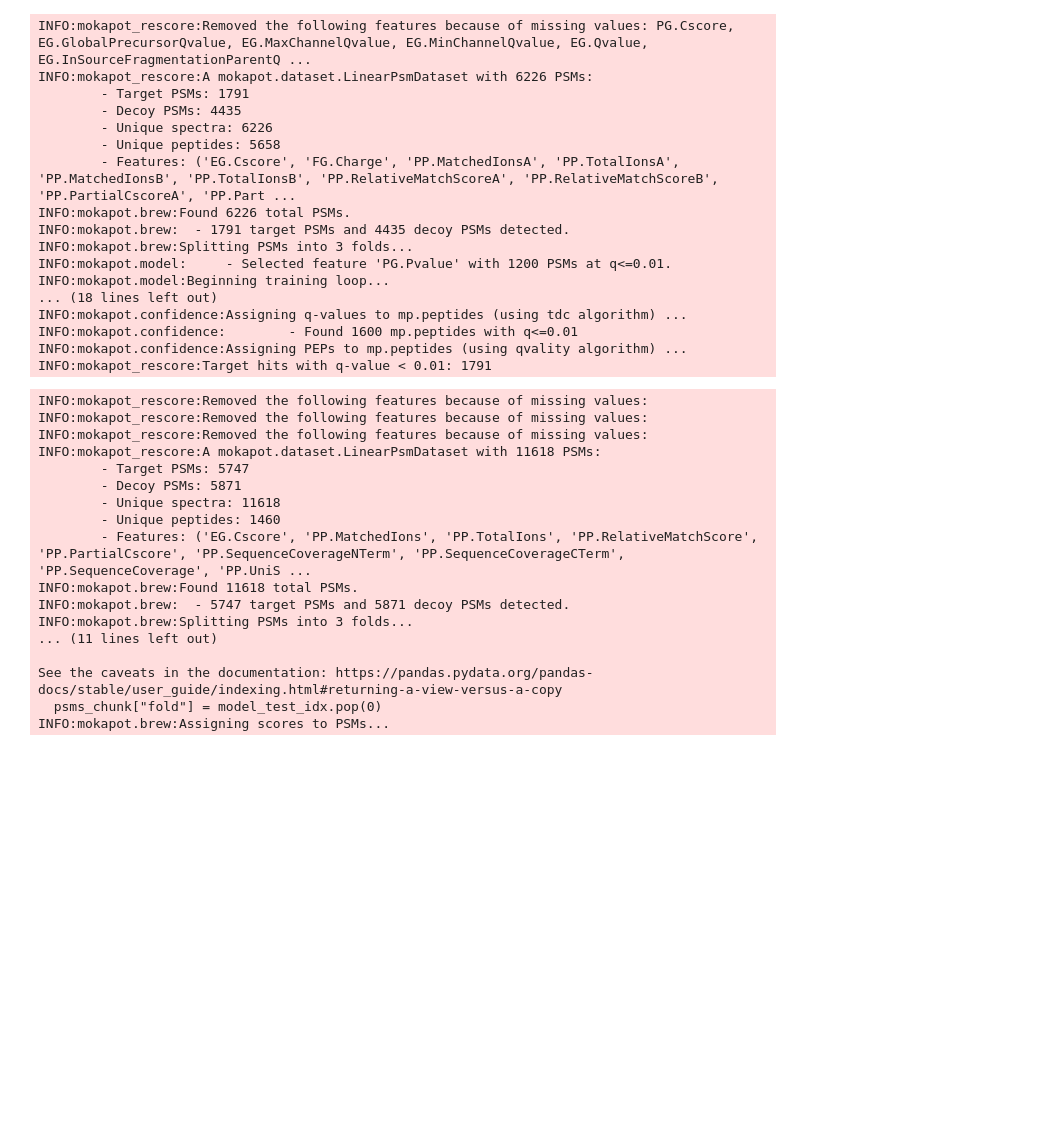
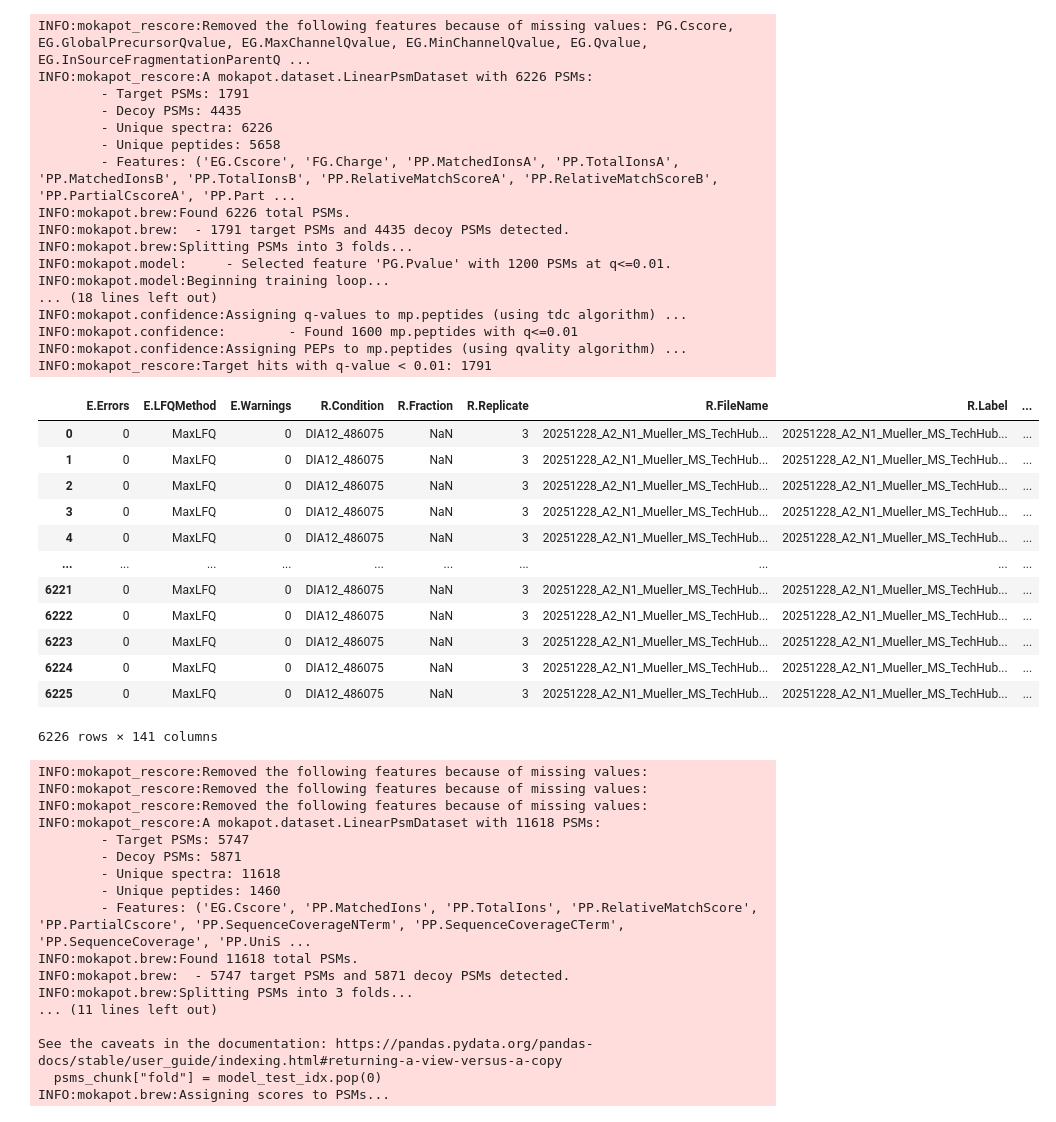
Before and after one commit to hgb-bin-proteomics/MSAnnika_Spectral_Library_exporter_rescoring, a Jupyter notebook: entrapment/entrapment_per_replicate.ipynb, the cells around one changed output. Cells and saved outputs as stored; diff of their text form; code cells hidden in the pictures; blank space fills up the shorter version.

```diff
--- a/entrapment/entrapment_per_replicate.ipynb
+++ b/entrapment/entrapment_per_replicate.ipynb
@@ -223,6 +281,26 @@ INFO:mokapot.confidence:Assigning q-values to mp.peptides (using tdc algorithm)
 INFO:mokapot.confidence:        - Found 1600 mp.peptides with q<=0.01
 INFO:mokapot.confidence:Assigning PEPs to mp.peptides (using qvality algorithm) ...
 INFO:mokapot_rescore:Target hits with q-value < 0.01: 1791
+# %%
+if SAVE_OUTPUTS:
+    rlcsm_rep3.to_csv("results/rlcsm_rep3.csv", index=False)
+rlcsm_rep3 = pd.read_csv("results/rlcsm_rep3.csv", low_memory=False)
+# %%
+rlcsm_rep3
+# %% [output]
+|  | E.Errors | E.LFQMethod | E.Warnings | R.Condition | R.Fraction | R.Replicate | R.FileName | R.Label | ... |
+| 0 | 0 | MaxLFQ | 0 | DIA12_486075 | NaN | 3 | 20251228_A2_N1_Mueller_MS_TechHub... | 20251228_A2_N1_Mueller_MS_TechHub... | ... |
+| 1 | 0 | MaxLFQ | 0 | DIA12_486075 | NaN | 3 | 20251228_A2_N1_Mueller_MS_TechHub... | 20251228_A2_N1_Mueller_MS_TechHub... | ... |
+| 2 | 0 | MaxLFQ | 0 | DIA12_486075 | NaN | 3 | 20251228_A2_N1_Mueller_MS_TechHub... | 20251228_A2_N1_Mueller_MS_TechHub... | ... |
+| 3 | 0 | MaxLFQ | 0 | DIA12_486075 | NaN | 3 | 20251228_A2_N1_Mueller_MS_TechHub... | 20251228_A2_N1_Mueller_MS_TechHub... | ... |
+| 4 | 0 | MaxLFQ | 0 | DIA12_486075 | NaN | 3 | 20251228_A2_N1_Mueller_MS_TechHub... | 20251228_A2_N1_Mueller_MS_TechHub... | ... |
+| ... | ... | ... | ... | ... | ... | ... | ... | ... | ... |
+| 6221 | 0 | MaxLFQ | 0 | DIA12_486075 | NaN | 3 | 20251228_A2_N1_Mueller_MS_TechHub... | 20251228_A2_N1_Mueller_MS_TechHub... | ... |
+| 6222 | 0 | MaxLFQ | 0 | DIA12_486075 | NaN | 3 | 20251228_A2_N1_Mueller_MS_TechHub... | 20251228_A2_N1_Mueller_MS_TechHub... | ... |
+| 6223 | 0 | MaxLFQ | 0 | DIA12_486075 | NaN | 3 | 20251228_A2_N1_Mueller_MS_TechHub... | 20251228_A2_N1_Mueller_MS_TechHub... | ... |
+| 6224 | 0 | MaxLFQ | 0 | DIA12_486075 | NaN | 3 | 20251228_A2_N1_Mueller_MS_TechHub... | 20251228_A2_N1_Mueller_MS_TechHub... | ... |
+| 6225 | 0 | MaxLFQ | 0 | DIA12_486075 | NaN | 3 | 20251228_A2_N1_Mueller_MS_TechHub... | 20251228_A2_N1_Mueller_MS_TechHub... | ... |
+6226 rows × 141 columns
 # %%
 rlcsm_csms = dict()
 rlcsm_csms["rep1"] = read(rlcsm_rep1, score="Mokapot Score")[DTYPE_CSM]
```
Also changed, not shown: parts of 43 cells of this notebook.
